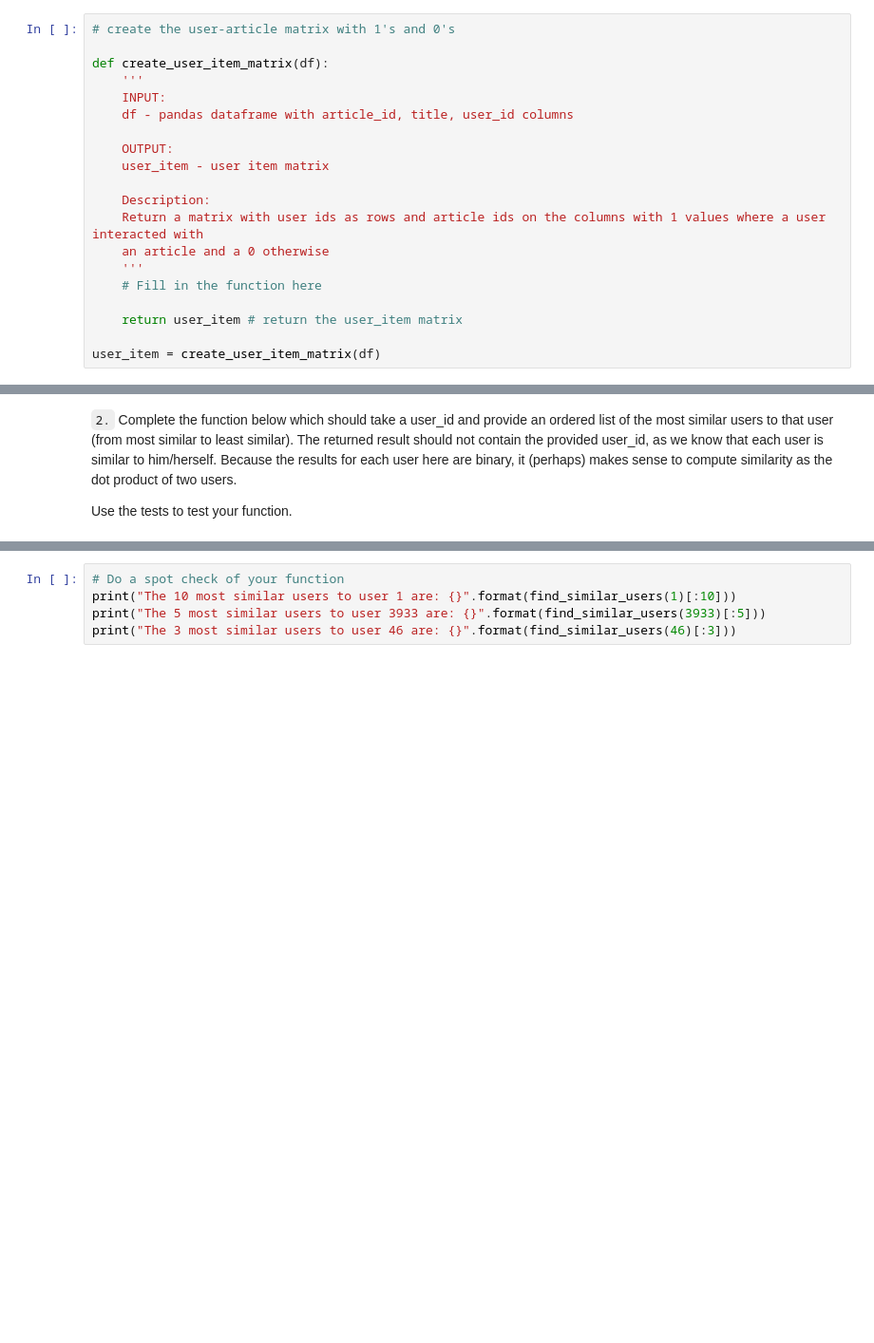
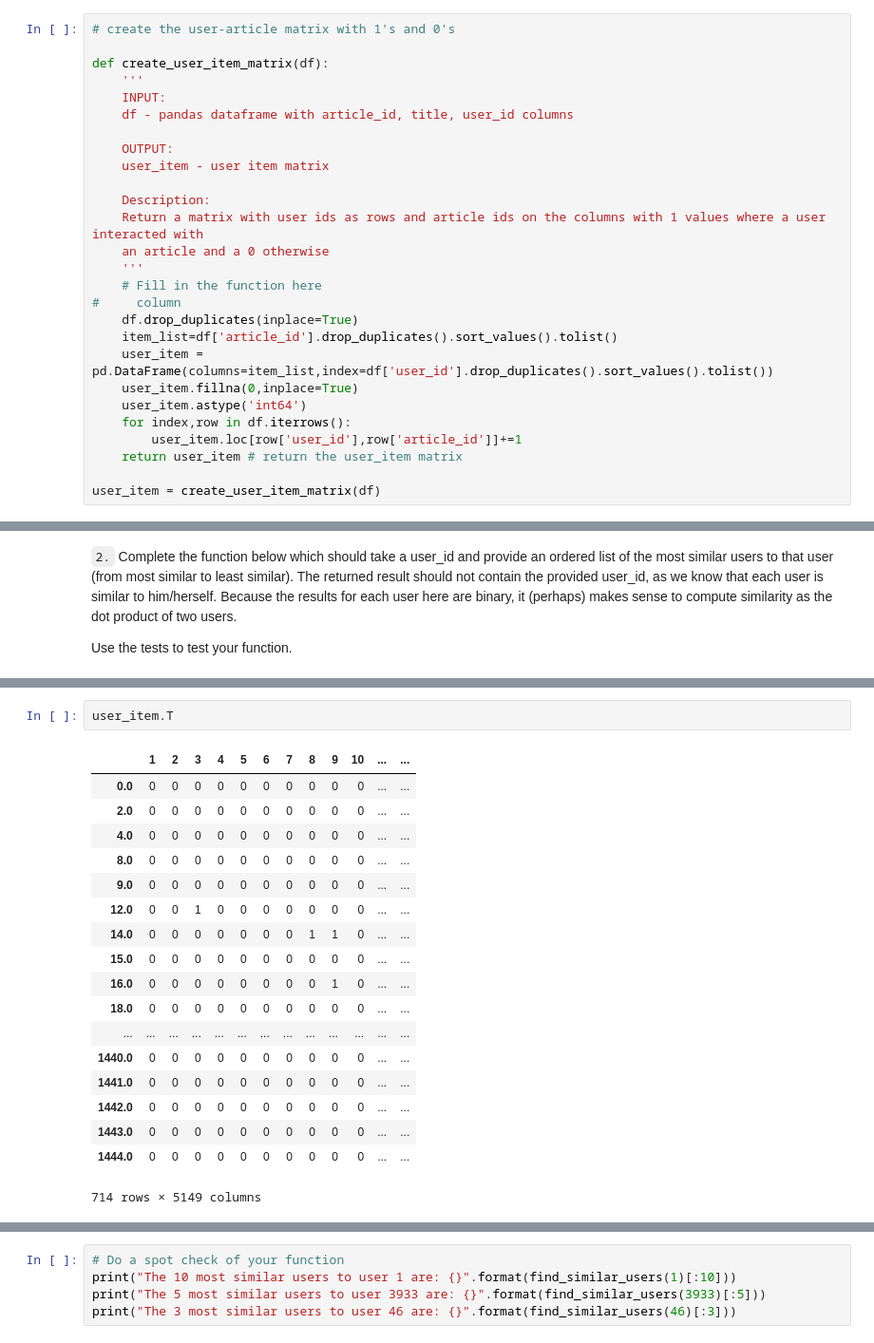
Before and after one commit to xueweiyema/RecommendationsWithIBM, a Jupyter notebook: Recommendations_with_IBM.ipynb, the cells around one changed output, grey strips where cells are left out. Shown at 95% size. Cells and saved outputs as stored; diff of their text form; blank space fills up the shorter version.

```diff
--- a/Recommendations_with_IBM.ipynb
+++ b/Recommendations_with_IBM.ipynb
@@ -308,7 +356,14 @@ def create_user_item_matrix(df):
     an article and a 0 otherwise
     '''
     # Fill in the function here
-
+#     column
+    df.drop_duplicates(inplace=True)
+    item_list=df['article_id'].drop_duplicates().sort_values().tolist()
+    user_item = pd.DataFrame(columns=item_list,index=df['user_id'].drop_duplicates().sort_values().tolist())
+    user_item.fillna(0,inplace=True)
+    user_item.astype('int64')
+    for index,row in df.iterrows():
+        user_item.loc[row['user_id'],row['article_id']]+=1
     return user_item # return the user_item matrix
 
 user_item = create_user_item_matrix(df)
@@ -324,0 +417,21 @@ Use the tests to test your function.
+# %%
+user_item.T
+# %% [output]
+|  | 1 | 2 | 3 | 4 | 5 | 6 | 7 | 8 | 9 | 10 | ... | ... |
+| 0.0 | 0 | 0 | 0 | 0 | 0 | 0 | 0 | 0 | 0 | 0 | ... | ... |
+| 2.0 | 0 | 0 | 0 | 0 | 0 | 0 | 0 | 0 | 0 | 0 | ... | ... |
+| 4.0 | 0 | 0 | 0 | 0 | 0 | 0 | 0 | 0 | 0 | 0 | ... | ... |
+| 8.0 | 0 | 0 | 0 | 0 | 0 | 0 | 0 | 0 | 0 | 0 | ... | ... |
+| 9.0 | 0 | 0 | 0 | 0 | 0 | 0 | 0 | 0 | 0 | 0 | ... | ... |
+| 12.0 | 0 | 0 | 1 | 0 | 0 | 0 | 0 | 0 | 0 | 0 | ... | ... |
+| 14.0 | 0 | 0 | 0 | 0 | 0 | 0 | 0 | 1 | 1 | 0 | ... | ... |
+| 15.0 | 0 | 0 | 0 | 0 | 0 | 0 | 0 | 0 | 0 | 0 | ... | ... |
+| 16.0 | 0 | 0 | 0 | 0 | 0 | 0 | 0 | 0 | 1 | 0 | ... | ... |
+| 18.0 | 0 | 0 | 0 | 0 | 0 | 0 | 0 | 0 | 0 | 0 | ... | ... |
+| ... | ... | ... | ... | ... | ... | ... | ... | ... | ... | ... | ... | ... |
+| 1440.0 | 0 | 0 | 0 | 0 | 0 | 0 | 0 | 0 | 0 | 0 | ... | ... |
+| 1441.0 | 0 | 0 | 0 | 0 | 0 | 0 | 0 | 0 | 0 | 0 | ... | ... |
+| 1442.0 | 0 | 0 | 0 | 0 | 0 | 0 | 0 | 0 | 0 | 0 | ... | ... |
+| 1443.0 | 0 | 0 | 0 | 0 | 0 | 0 | 0 | 0 | 0 | 0 | ... | ... |
+| 1444.0 | 0 | 0 | 0 | 0 | 0 | 0 | 0 | 0 | 0 | 0 | ... | ... |
+714 rows × 5149 columns
```
Also changed, not shown: parts of 12 cells of this notebook.
